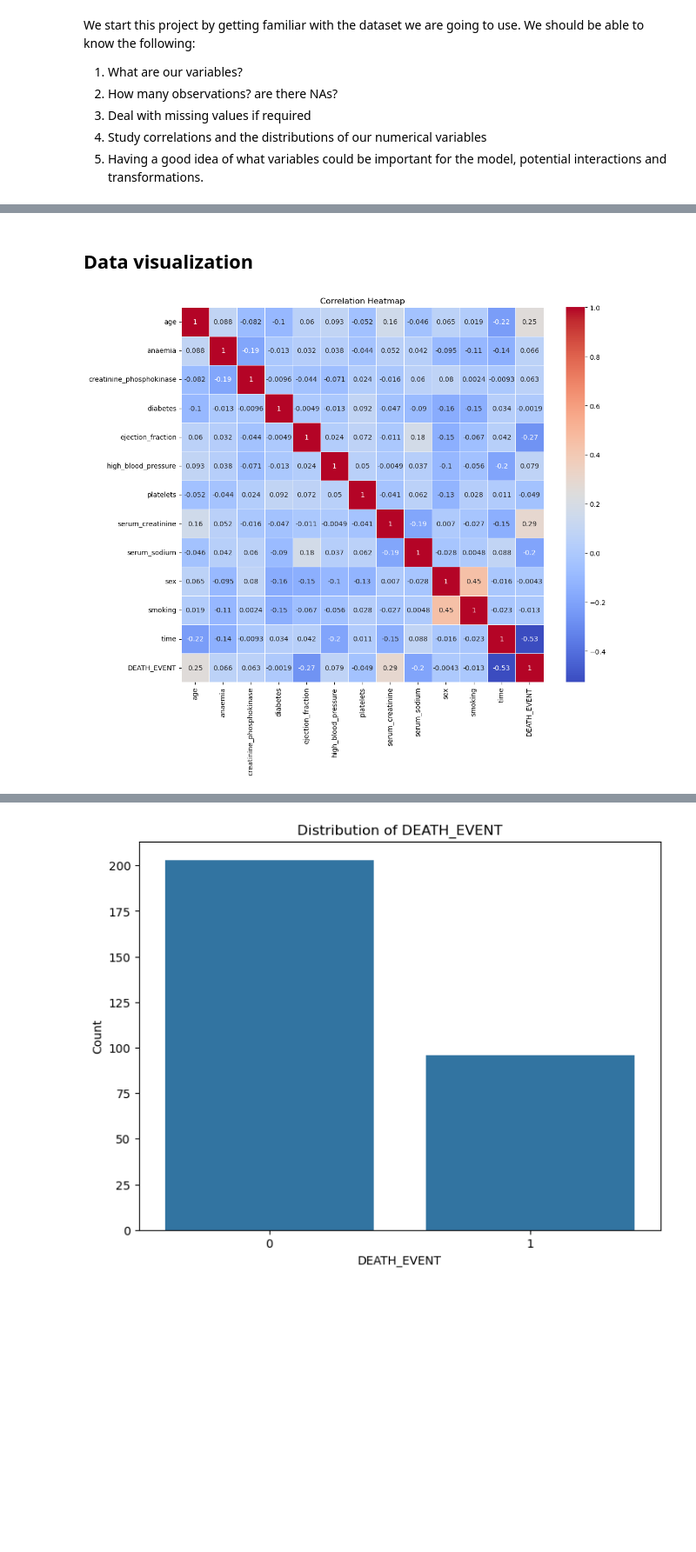
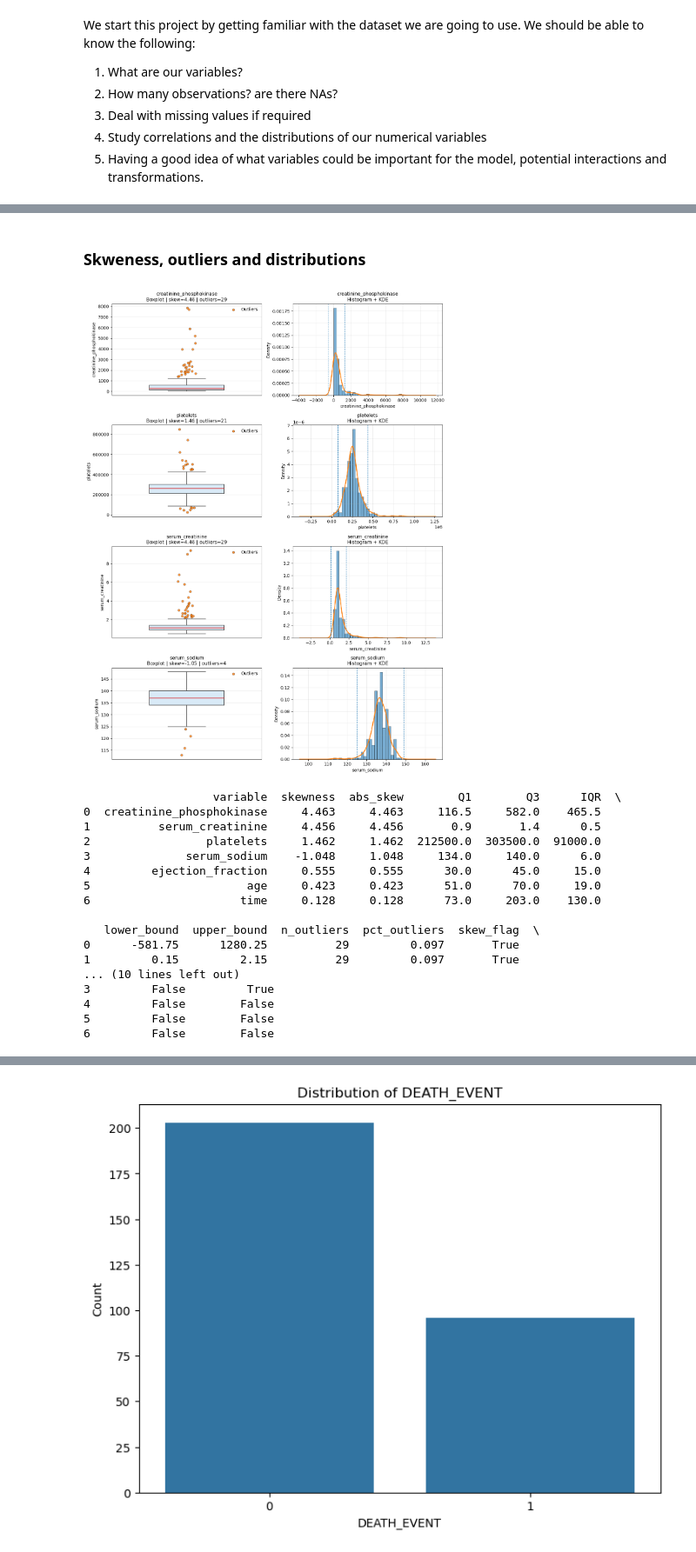
Before and after one commit to GabPey/heart-failure-regression, a Jupyter notebook: notebooks/01_eda.ipynb, the cells around one changed output, grey strips where cells are left out. Shown at 87% size. Cells and saved outputs as stored; diff of their text form; code cells hidden in the pictures; blank space fills up the shorter version.

Commit message:
EDA: added skewness analysis and improved plots

```diff
--- a/notebooks/01_eda.ipynb
+++ b/notebooks/01_eda.ipynb
@@ -53,8 +55,8 @@ df.describe()
 | 50% | 60.000000 | 0.000000 | 250.000000 | 0.000000 | 38.000000 | 0.000000 | 262000.000000 | ... |
 | 75% | 70.000000 | 1.000000 | 582.000000 | 1.000000 | 45.000000 | 1.000000 | 303500.000000 | ... |
 | max | 95.000000 | 1.000000 | 7861.000000 | 1.000000 | 80.000000 | 1.000000 | 850000.000000 | ... |
-# %% [markdown]
-## Data visualization
+# %% [markdown]
+### Skweness, outliers and distributions
 # %%
 import sys
 sys.path.append("../src")
@@ -62,5 +64,35 @@ from data.data_utils import correlation_heatmap, target_distribution, box_histog
-# %%
-# Correlation heatmap
-correlation_heatmap(df)
-# %% [output]
-[figure]
+# %%
+plot_boxplot_hist_by_skew(
+    df,
+    exclude=["DEATH_EVENT"],
+    skew_threshold=1.0,
+    bins=25
+)
+
+table = outlier_skew_table(
+    df,
+    exclude=["DEATH_EVENT"]
+)
+
+print(table)
+
+table[table["problematic"]]
+# %% [output]
+[figure, added]
+                   variable  skewness  abs_skew        Q1        Q3      IQR  \
+0  creatinine_phosphokinase     4.463     4.463     116.5     582.0    465.5
+1          serum_creatinine     4.456     4.456       0.9       1.4      0.5
+2                 platelets     1.462     1.462  212500.0  303500.0  91000.0
+3              serum_sodium    -1.048     1.048     134.0     140.0      6.0
+4         ejection_fraction     0.555     0.555      30.0      45.0     15.0
+5                       age     0.423     0.423      51.0      70.0     19.0
+6                      time     0.128     0.128      73.0     203.0    130.0
+
+   lower_bound  upper_bound  n_outliers  pct_outliers  skew_flag  \
+0      -581.75      1280.25          29         0.097       True
+1         0.15         2.15          29         0.097       True
+... (10 lines left out)
+3         False         True
+4         False        False
+5         False        False
+6         False        False
```
Also changed, not shown: parts of 6 cells of this notebook, 4 other files.
